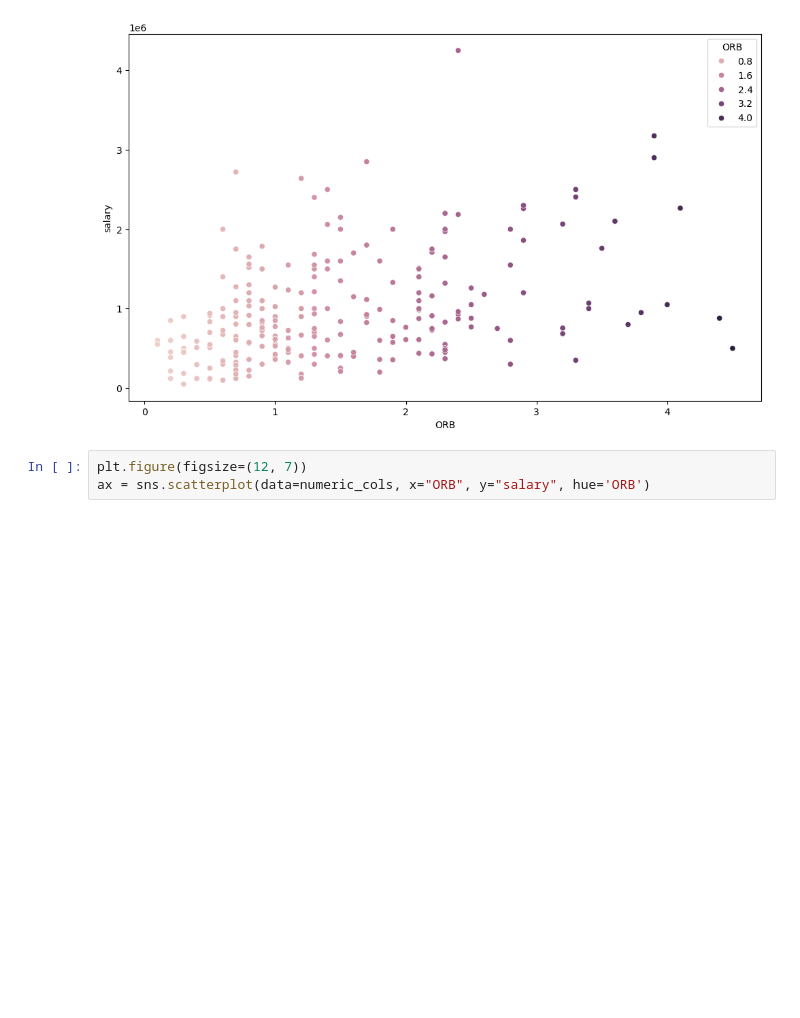
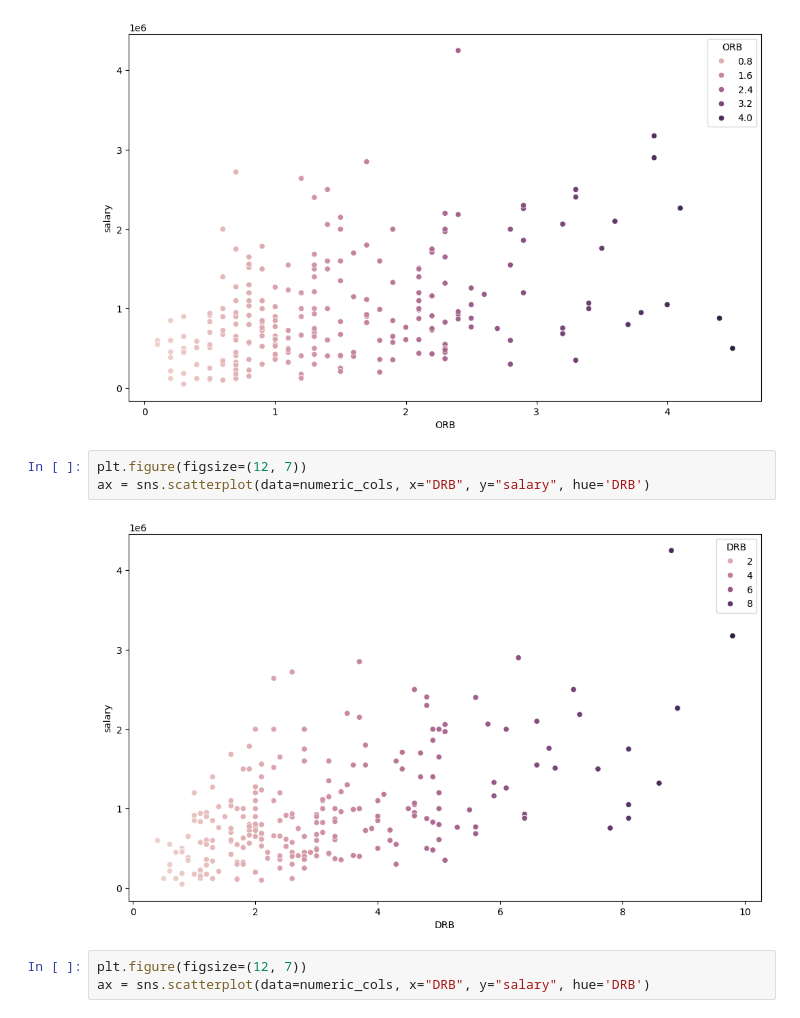
Before and after one commit to MaukanMir/1990-1991-Season-Analysis, a Jupyter notebook: nba.ipynb, the cells around one changed output. Drawn from its saved outputs; the diff is of its cells as text; blank space fills up the shorter version.

Commit message:
added new visuals

```diff
--- a/nba.ipynb
+++ b/nba.ipynb
@@ -187,4 +187,9 @@ ax = sns.scatterplot(data=numeric_cols, x="ORB", y="salary", hue='ORB')
 [figure]
 # %%
 plt.figure(figsize=(12, 7))
-ax = sns.scatterplot(data=numeric_cols, x="ORB", y="salary", hue='ORB')
+ax = sns.scatterplot(data=numeric_cols, x="DRB", y="salary", hue='DRB')
+# %% [output]
+[figure, added]
+# %%
+plt.figure(figsize=(12, 7))
+ax = sns.scatterplot(data=numeric_cols, x="DRB", y="salary", hue='DRB')
```
Also changed, not shown: parts of 2 cells of this notebook.
